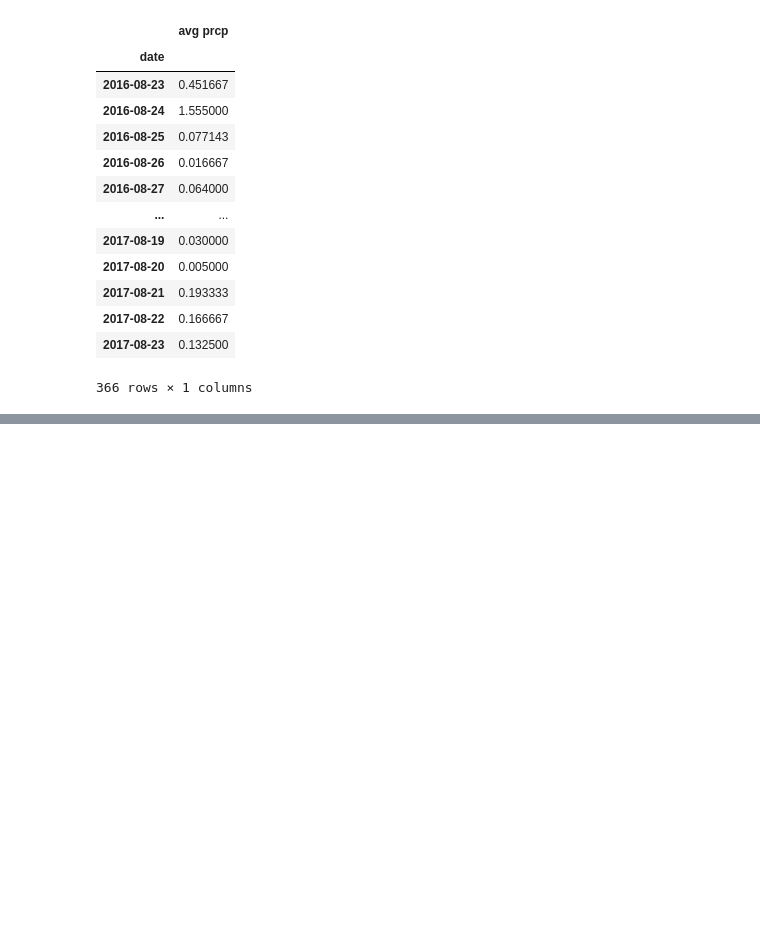
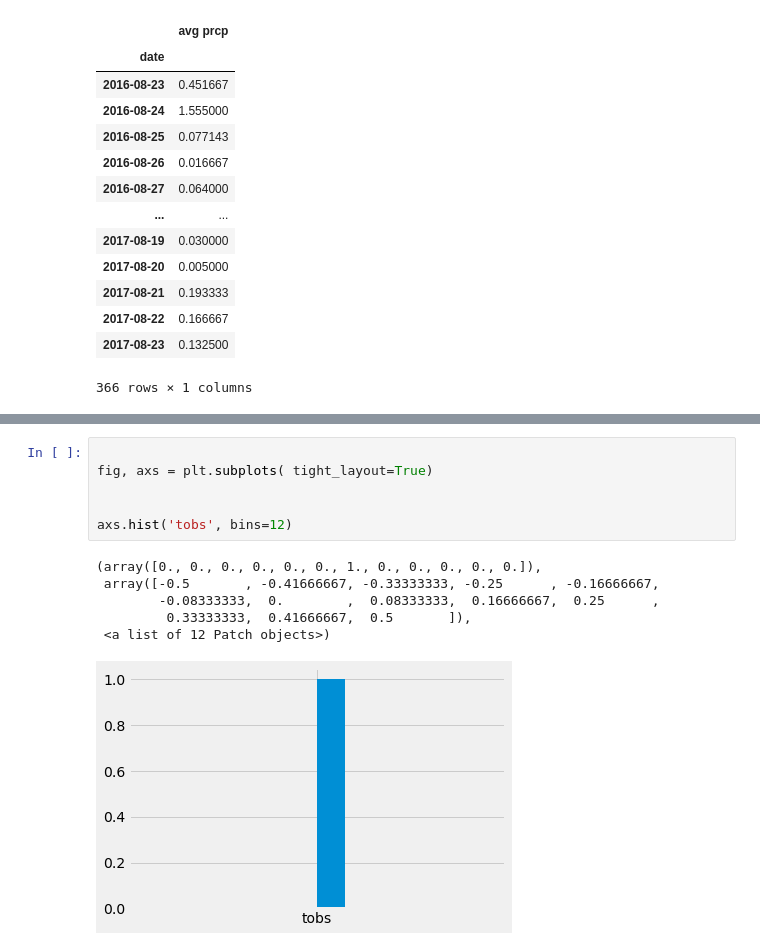
Before and after one commit to bregan78/sqlalchemy_challenge, a Jupyter notebook: SQLAlchemy.ipynb, the cells around one changed output, grey strips where cells are left out. Cells and saved outputs as stored; diff of their text form; blank space fills up the shorter version.

```diff
--- a/SQLAlchemy.ipynb
+++ b/SQLAlchemy.ipynb
@@ -186,0 +301,13 @@ plt.show()
+# %%
+
+fig, axs = plt.subplots( tight_layout=True)
+
+
+axs.hist('tobs', bins=12)
+# %% [output]
+(array([0., 0., 0., 0., 0., 0., 1., 0., 0., 0., 0., 0.]),
+ array([-0.5       , -0.41666667, -0.33333333, -0.25      , -0.16666667,
+        -0.08333333,  0.        ,  0.08333333,  0.16666667,  0.25      ,
+         0.33333333,  0.41666667,  0.5       ]),
+ <a list of 12 Patch objects>)
+[figure, added]
```
Also changed, not shown: parts of 9 cells of this notebook.
